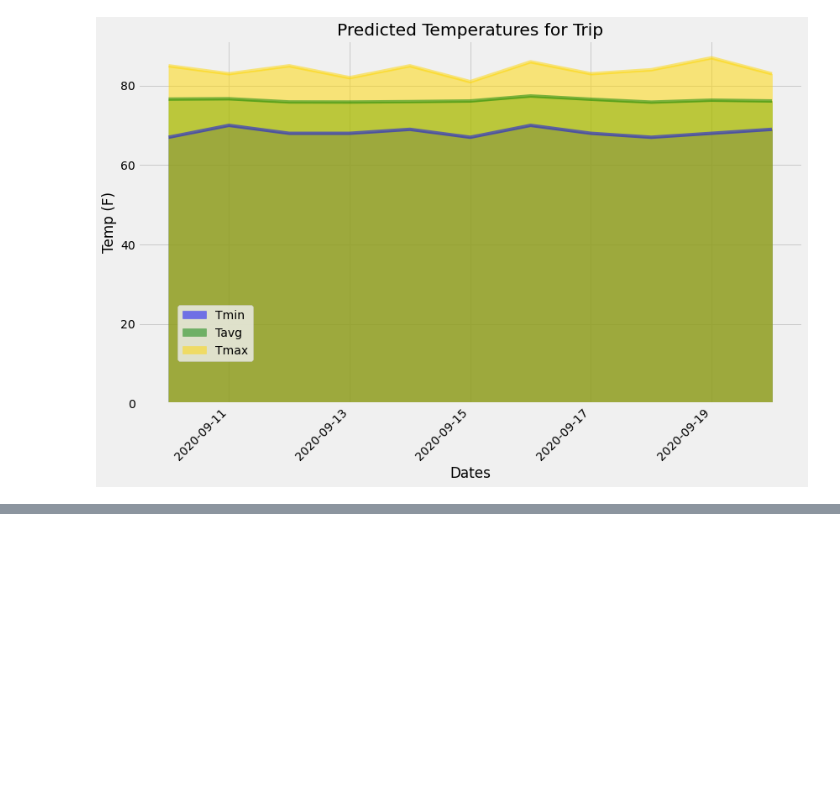
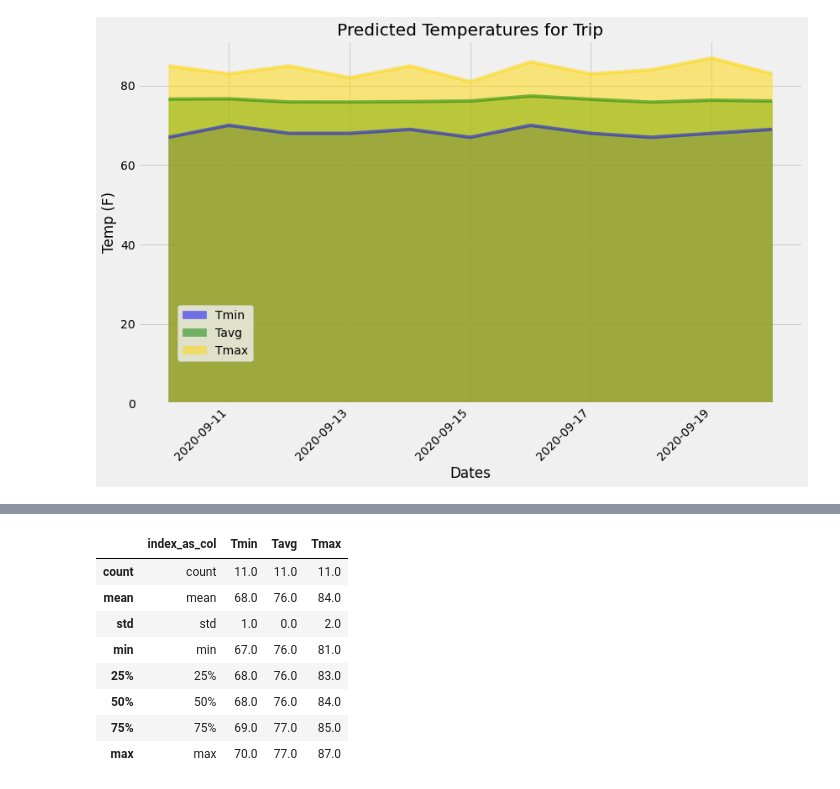
Before and after one commit to jump8621/sqlalchemy_climate_analysis, a Jupyter notebook: climate_starter.ipynb, the cells around one changed output, grey strips where cells are left out. Cells and saved outputs as stored; diff of their text form; code cells hidden in the pictures; blank space fills up the shorter version.

```diff
--- a/climate_starter.ipynb
+++ b/climate_starter.ipynb
@@ -470,0 +472,15 @@ plt.show()
+# %%
+describe_df = describe_df.round(decimals=0)
+describe_df['index_as_col'] = describe_df.index
+describe_df = describe_df[['index_as_col', 'Tmin', 'Tavg', 'Tmax']]
+describe_df
+# %% [output]
+|  | index_as_col | Tmin | Tavg | Tmax |
+| count | count | 11.0 | 11.0 | 11.0 |
+| mean | mean | 68.0 | 76.0 | 84.0 |
+| std | std | 1.0 | 0.0 | 2.0 |
+| min | min | 67.0 | 76.0 | 81.0 |
+| 25% | 25% | 68.0 | 76.0 | 83.0 |
+| 50% | 50% | 68.0 | 76.0 | 84.0 |
+| 75% | 75% | 69.0 | 77.0 | 85.0 |
+| max | max | 70.0 | 77.0 | 87.0 |
```
Also changed, not shown: parts of 7 cells of this notebook, 3 other files.
